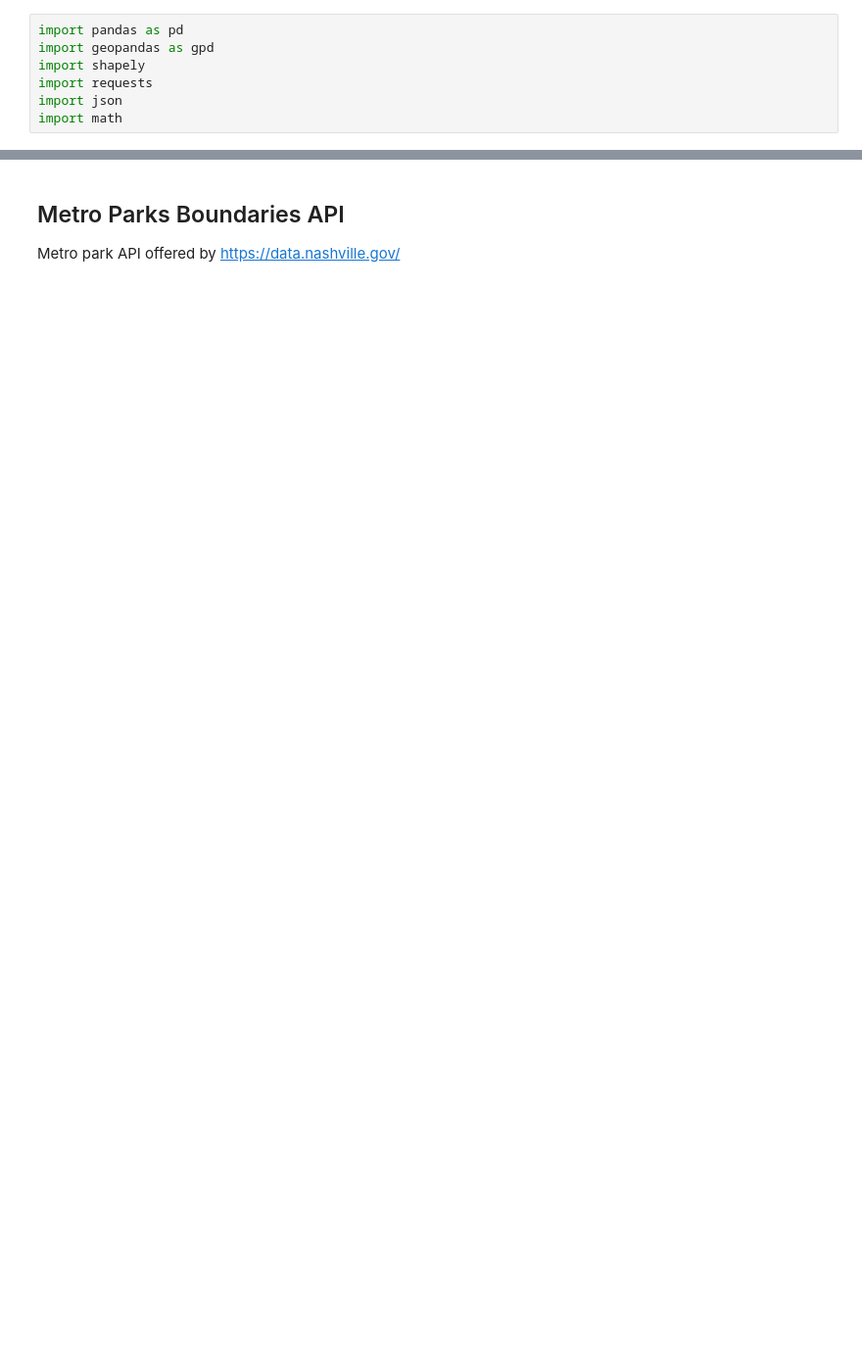
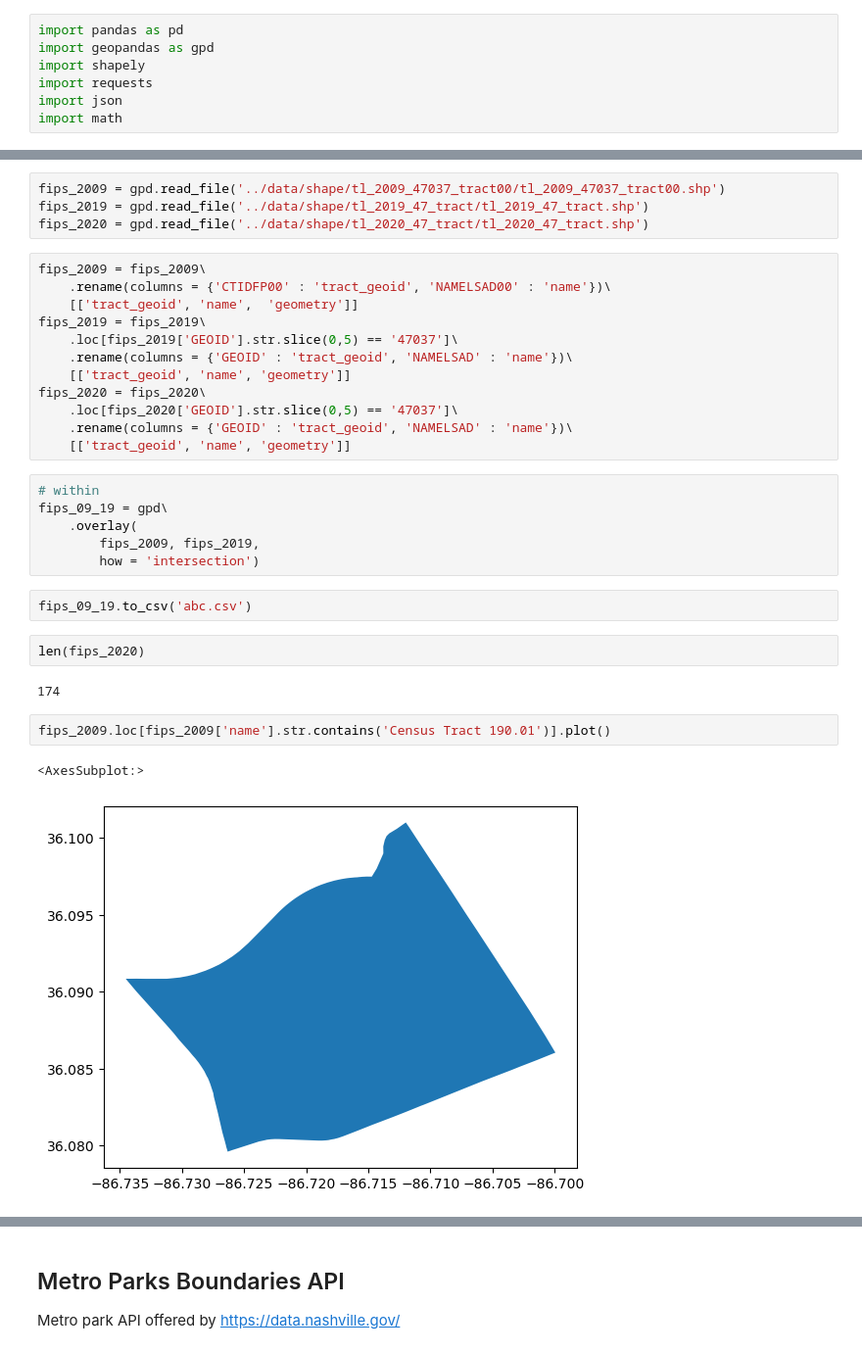
Before and after one commit to b-h-kim/do_parks_gentrify_our_neighborhood, a Jupyter notebook: scripts/scripts.ipynb, the cells around one changed output, grey strips where cells are left out. Shown at 98% size. Cells and saved outputs as stored; diff of their text form; blank space fills up the shorter version.

```diff
--- a/scripts/scripts.ipynb
+++ b/scripts/scripts.ipynb
@@ -9,0 +10,33 @@ import math
+# %%
+fips_2009 = gpd.read_file('../data/shape/tl_2009_47037_tract00/tl_2009_47037_tract00.shp')
+fips_2019 = gpd.read_file('../data/shape/tl_2019_47_tract/tl_2019_47_tract.shp')
+fips_2020 = gpd.read_file('../data/shape/tl_2020_47_tract/tl_2020_47_tract.shp')
+# %%
+fips_2009 = fips_2009\
+    .rename(columns = {'CTIDFP00' : 'tract_geoid', 'NAMELSAD00' : 'name'})\
+    [['tract_geoid', 'name',  'geometry']]
+fips_2019 = fips_2019\
+    .loc[fips_2019['GEOID'].str.slice(0,5) == '47037']\
+    .rename(columns = {'GEOID' : 'tract_geoid', 'NAMELSAD' : 'name'})\
+    [['tract_geoid', 'name', 'geometry']]
+fips_2020 = fips_2020\
+    .loc[fips_2020['GEOID'].str.slice(0,5) == '47037']\
+    .rename(columns = {'GEOID' : 'tract_geoid', 'NAMELSAD' : 'name'})\
+    [['tract_geoid', 'name', 'geometry']]
+# %%
+# within
+fips_09_19 = gpd\
+    .overlay(
+        fips_2009, fips_2019,
+        how = 'intersection')
+# %%
+fips_09_19.to_csv('abc.csv')
+# %%
+len(fips_2020)
+# %% [output]
+174
+# %%
+fips_2009.loc[fips_2009['name'].str.contains('Census Tract 190.01')].plot()
+# %% [output]
+<AxesSubplot:>
+[figure, added]
```
Also changed, not shown: parts of 101 cells of this notebook, 6 other files.
